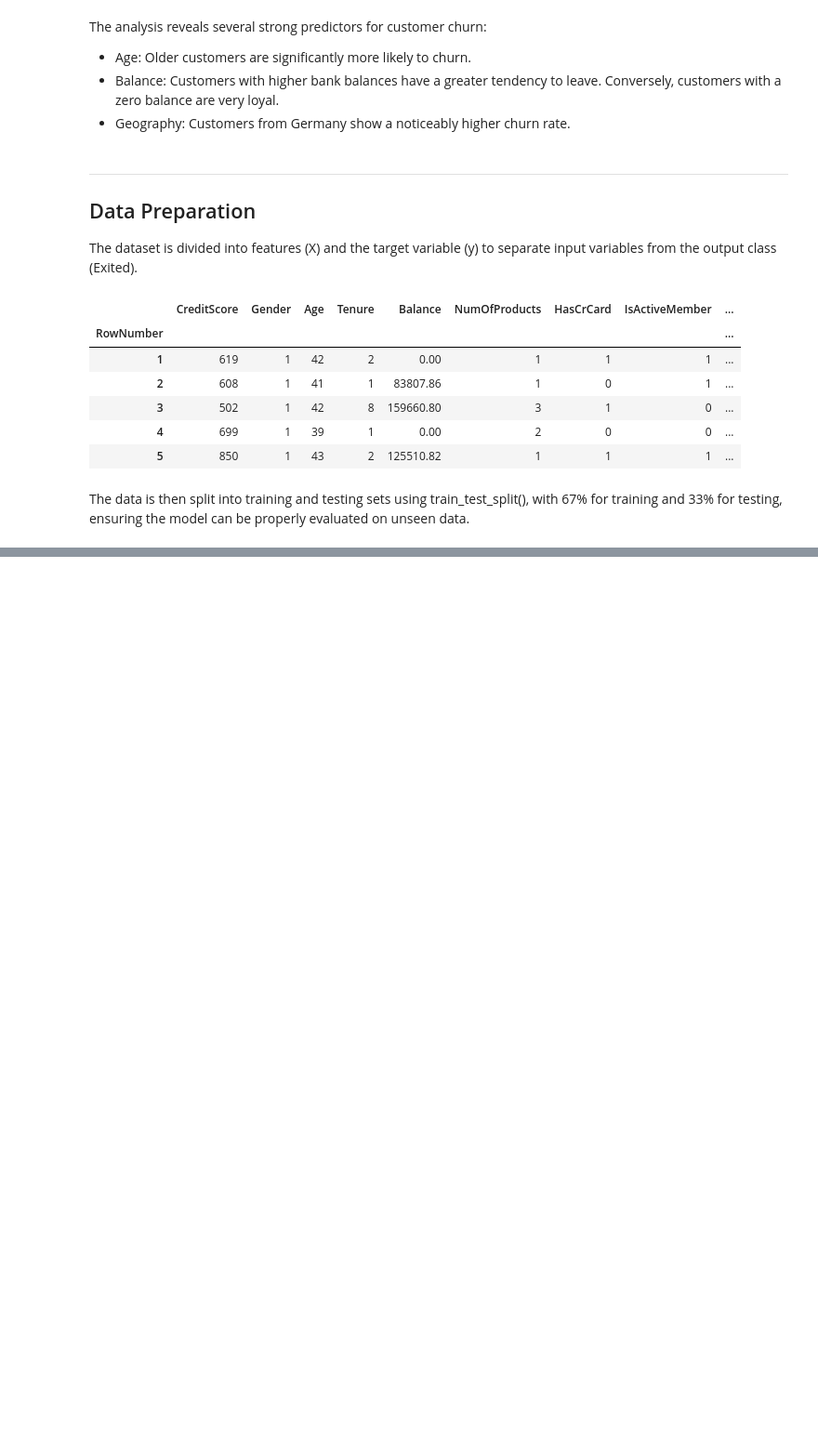
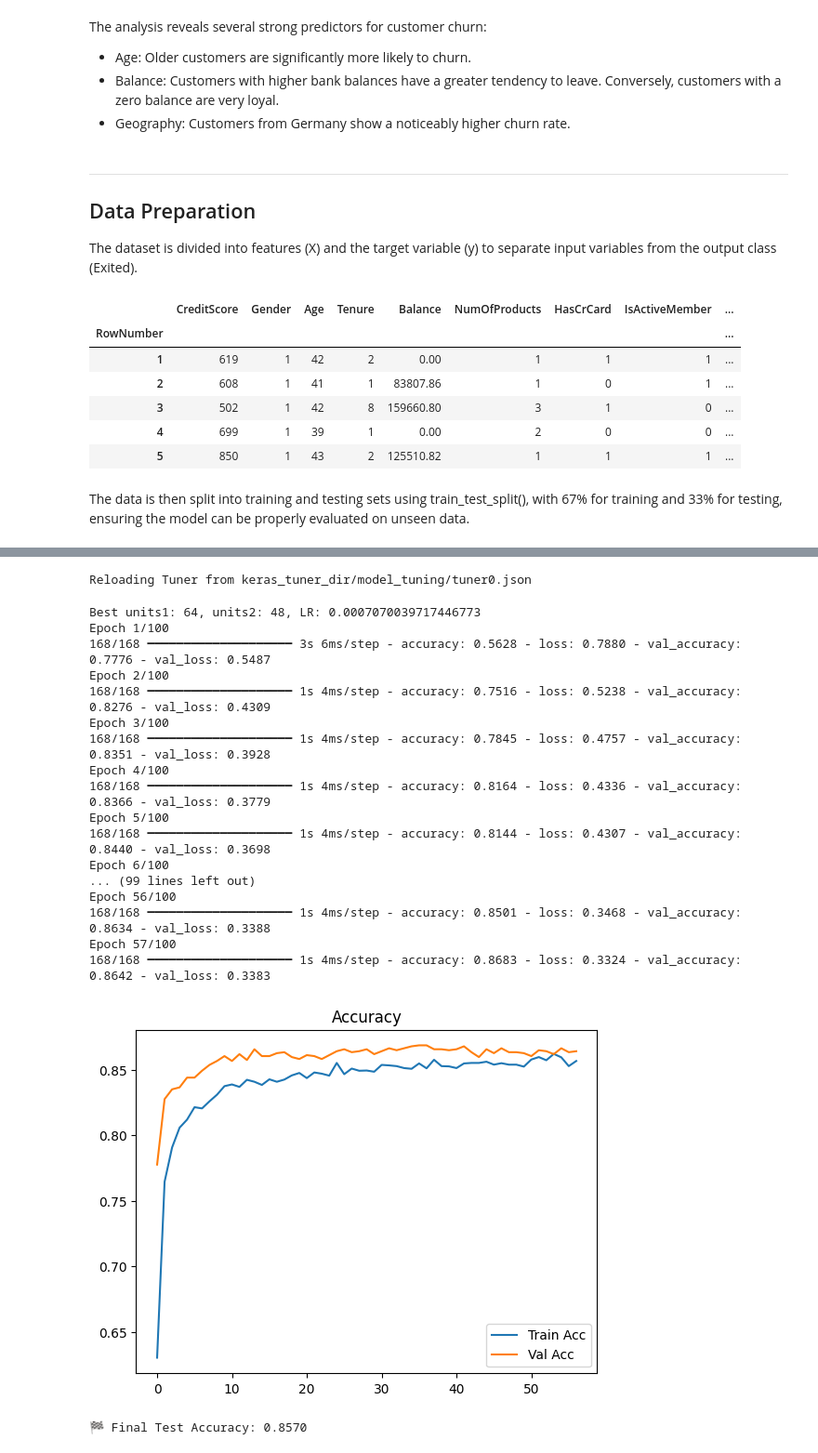
Before and after one commit to kellychan3/Bank-Customer-Churn-Analysis, a Jupyter notebook: Bank_Customer_Churn_Analysis.ipynb, the cells around one changed output, grey strips where cells are left out. Shown: that part at 93% size. Cells and saved outputs as stored; diff of their text form; code cells hidden in the pictures; blank space fills up the shorter version.

```diff
--- a/Bank_Customer_Churn_Analysis.ipynb
+++ b/Bank_Customer_Churn_Analysis.ipynb
@@ -307,0 +370,56 @@ Test accuracy: 0.8409090638160706
+# %%
+# Initialize Tuner
+tuner = kt.RandomSearch(
+    build_model,
+    objective='val_accuracy',
+    max_trials=10,
+    executions_per_trial=1,
+    directory='keras_tuner_dir',
+    project_name='model_tuning'
+)
+
+early_stop = EarlyStopping(monitor='val_loss', patience=10, restore_best_weights=True)
+
+tuner.search(X_train, y_train, epochs=100, validation_split=0.2,
+             batch_size=32, callbacks=[early_stop], verbose=1)
+# %% [output]
+Reloading Tuner from keras_tuner_dir/model_tuning/tuner0.json
+# %%
+# Train Best Model & Evaluate
+best_hps = tuner.get_best_hyperparameters(1)[0]
+print(f"Best units1: {best_hps.get('units_input')}, units2: {best_hps.get('units_hidden')}, LR: {best_hps.get('learning_rate')}")
+
+best_model = tuner.hypermodel.build(best_hps)
+history = best_model.fit(X_train, y_train, epochs=100, validation_split=0.2,
+                         batch_size=32, callbacks=[early_stop], verbose=1)
+
+# Plot Accuracy
+plt.plot(history.history['accuracy'], label='Train Acc')
+plt.plot(history.history['val_accuracy'], label='Val Acc')
+plt.legend()
+plt.title('Accuracy')
+plt.show()
+
+# Test evaluation
+test_loss, test_acc = best_model.evaluate(X_test, y_test, verbose=0)
+print(f"🏁 Final Test Accuracy: {test_acc:.4f}")
+# %% [output]
+Best units1: 64, units2: 48, LR: 0.0007070039717446773
+Epoch 1/100
+168/168 ━━━━━━━━━━━━━━━━━━━━ 3s 6ms/step - accuracy: 0.5628 - loss: 0.7880 - val_accuracy: 0.7776 - val_loss: 0.5487
+Epoch 2/100
+168/168 ━━━━━━━━━━━━━━━━━━━━ 1s 4ms/step - accuracy: 0.7516 - loss: 0.5238 - val_accuracy: 0.8276 - val_loss: 0.4309
+Epoch 3/100
+168/168 ━━━━━━━━━━━━━━━━━━━━ 1s 4ms/step - accuracy: 0.7845 - loss: 0.4757 - val_accuracy: 0.8351 - val_loss: 0.3928
+Epoch 4/100
+168/168 ━━━━━━━━━━━━━━━━━━━━ 1s 4ms/step - accuracy: 0.8164 - loss: 0.4336 - val_accuracy: 0.8366 - val_loss: 0.3779
+Epoch 5/100
+168/168 ━━━━━━━━━━━━━━━━━━━━ 1s 4ms/step - accuracy: 0.8144 - loss: 0.4307 - val_accuracy: 0.8440 - val_loss: 0.3698
+Epoch 6/100
+... (99 lines left out)
+Epoch 56/100
+168/168 ━━━━━━━━━━━━━━━━━━━━ 1s 4ms/step - accuracy: 0.8501 - loss: 0.3468 - val_accuracy: 0.8634 - val_loss: 0.3388
+Epoch 57/100
+168/168 ━━━━━━━━━━━━━━━━━━━━ 1s 4ms/step - accuracy: 0.8683 - loss: 0.3324 - val_accuracy: 0.8642 - val_loss: 0.3383
+[figure, added]
+🏁 Final Test Accuracy: 0.8570
```
Also changed, not shown: parts of 28 cells of this notebook.
